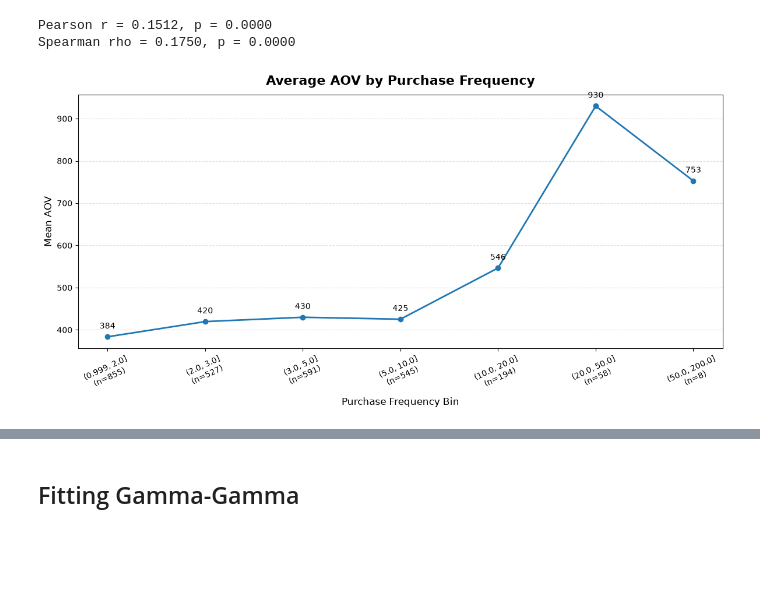
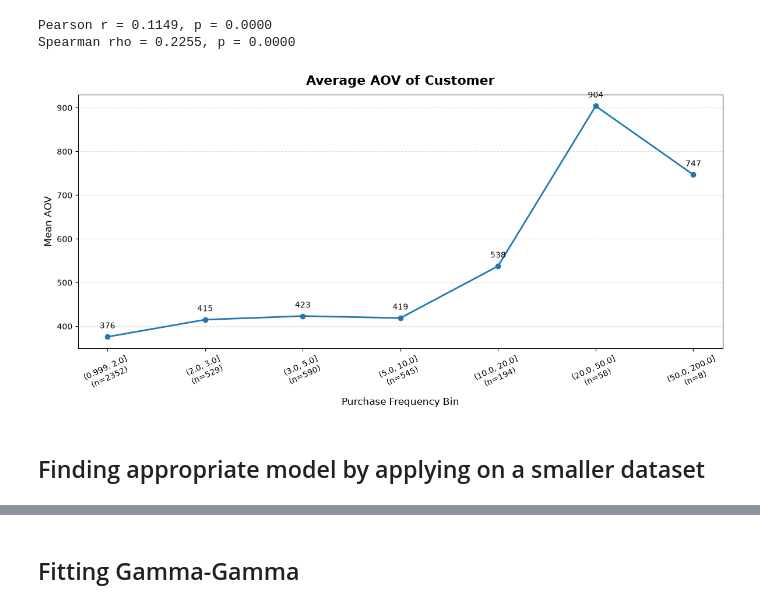
Before and after one commit to amdirfan88/customer-clv, a Jupyter notebook: CLV.ipynb, the cells around one changed output, grey strips where cells are left out. Cells and saved outputs as stored; diff of their text form; code cells hidden in the pictures; blank space fills up the shorter version.

```diff
--- a/CLV.ipynb
+++ b/CLV.ipynb
@@ -269,30 +62,0 @@ UK | n=3930 | mean=385.0441 | median=295.7850 | sd=515.7157 | min=2.9500 | max=1
-# %%
-p_cut = 0.00
-
-# Customers to remove (individual outliers)
-customers_to_drop = set(
-    special_test.loc[special_test["p value"] < p_cut, "customer id"]
-)
-
-# Countries to remove
-countries_to_drop = set(
-    result.loc[result["p_welch_t"] < p_cut, "Country"]
-)
-
-# Filter cal_cust
-cal_cust = cal_cust[
-    (~cal_cust["Customer ID"].isin(customers_to_drop)) &
-    (~cal_cust["Country"].isin(countries_to_drop))
-].copy()
-
-
-# Filter calibration dataset
-
-df_calibration = df_calibration[
-    (~df_calibration["Customer ID"].isin(customers_to_drop)) &
-    (~df_calibration["Country"].isin(countries_to_drop))
-].copy()
-
-df_clv = cal_cust.merge(hold_cust, on="Customer ID", how="left", suffixes=("_calibration", "_holdout")).fillna(0)
-
-df_calibration['Country'].describe()
@@ -343,55 +63,51 @@ memory usage: 166.6 KB
 # %%
-from scipy.stats import pearsonr, spearmanr
-
-# Gamma-Gamma requires at least one repeat purchase
-gg_data = cal_cust[cal_cust["order_count_calibration"] > 1].copy()
-
 pearson_r, pearson_p = pearsonr(
-    gg_data["order_count_calibration"],
-    gg_data["calibration_aov"]
+    cal_cust["order_count_calibration"],
+    cal_cust["calibration_aov"]
 )
 
 spearman_rho, spearman_p = spearmanr(
-    gg_data["order_count_calibration"],
-    gg_data["calibration_aov"]
+    cal_cust["order_count_calibration"],
+    cal_cust["calibration_aov"]
 )
 
 print(f"Pearson r = {pearson_r:.4f}, p = {pearson_p:.4f}")
 print(f"Spearman rho = {spearman_rho:.4f}, p = {spearman_p:.4f}")
 # %% [output]
-Pearson r = 0.1512, p = 0.0000
-Spearman rho = 0.1750, p = 0.0000
+Pearson r = 0.1149, p = 0.0000
+Spearman rho = 0.2255, p = 0.0000
 # %%
-import pandas as pd
-import matplotlib.pyplot as plt
+# bin
+bins = [1, 2, 3, 5, 10, 20, 50, 200]
 
-gg_data = cal_cust[cal_cust["order_count_calibration"] > 1].copy()
+cal_cust_temp = cal_cust.copy()
 
-bins = [1, 2, 3, 5, 10, 20, 50, 200]
-gg_data["freq_bin"] = pd.cut(gg_data["order_count_calibration"], bins=bins, include_lowest=True)
+cal_cust_temp["freq_bin"] = pd.cut(cal_cust_temp["order_count_calibration"], bins=bins, include_lowest=True)
 
 bin_summary = (
-    gg_data.groupby("freq_bin", observed=True)
+    cal_cust_temp.groupby("freq_bin", observed=True)
     .agg(mean_aov=("calibration_aov", "mean"),
-         n_customers=("Customer ID", "count"))
+         n_customers=("Customer_ID", "count"))
     .reset_index()
 )
 
 labels = [f"{b}\n(n={n})" for b, n in zip(bin_summary["freq_bin"].astype(str), bin_summary["n_customers"])]
 
 fig, ax = plt.subplots(figsize=(12, 6))
 ax.plot(labels, bin_summary["mean_aov"], marker="o", linewidth=2)
 
-ax.set_title("Average AOV by Purchase Frequency", fontsize=16, fontweight="bold", pad=12)
+ax.set_title("Average AOV of Customer", fontsize=16, fontweight="bold", pad=12)
 ax.set_xlabel("Purchase Frequency Bin", fontsize=12)
 ax.set_ylabel("Mean AOV", fontsize=12)
 ax.tick_params(axis="x", rotation=25)
 ax.grid(True, axis="y", linestyle="--", alpha=0.4)
 
 for i, v in enumerate(bin_summary["mean_aov"]):
     ax.text(i, v + 15, f"{v:.0f}", ha="center", va="bottom", fontsize=10)
 
 plt.tight_layout()
 plt.show()
 # %% [output]
-[figure, old version]
+[figure, new version]
+# %% [markdown]
+## Finding appropriate model by applying on a smaller dataset
```
Also changed, not shown: parts of 44 cells of this notebook, 8 other files.
